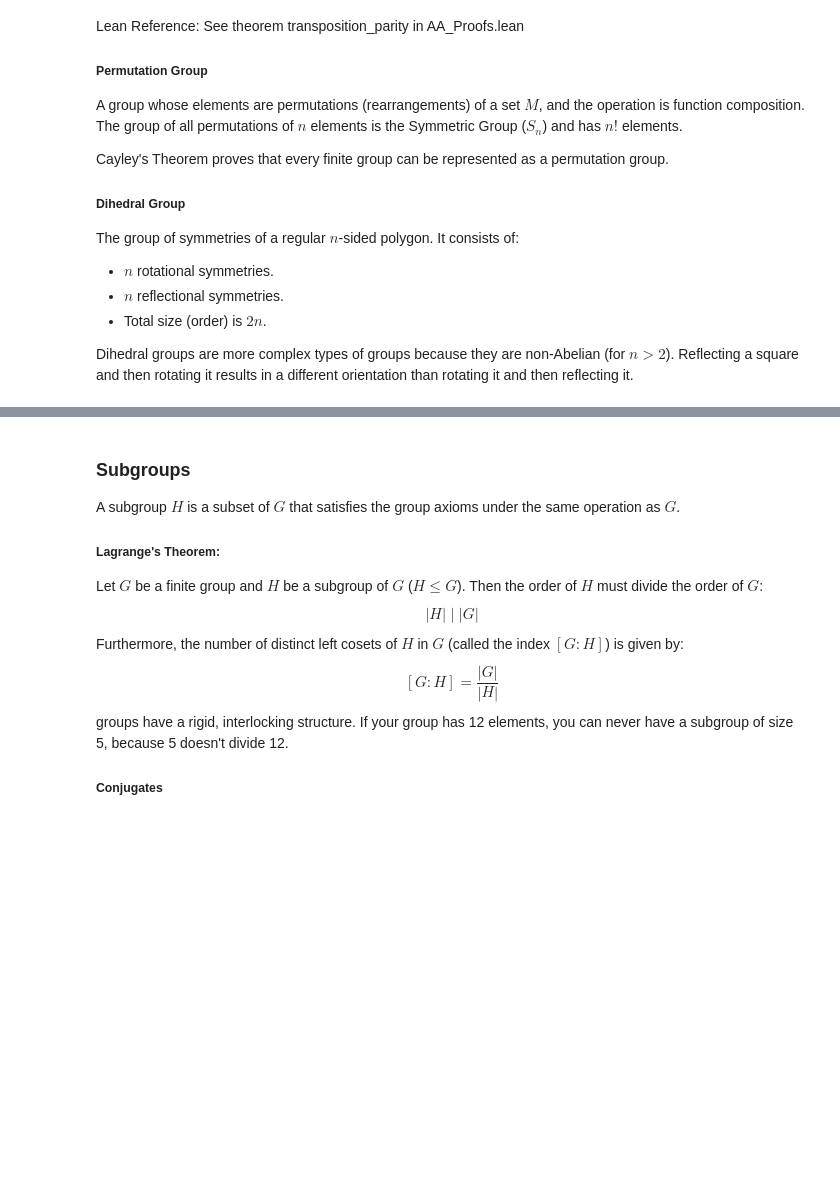
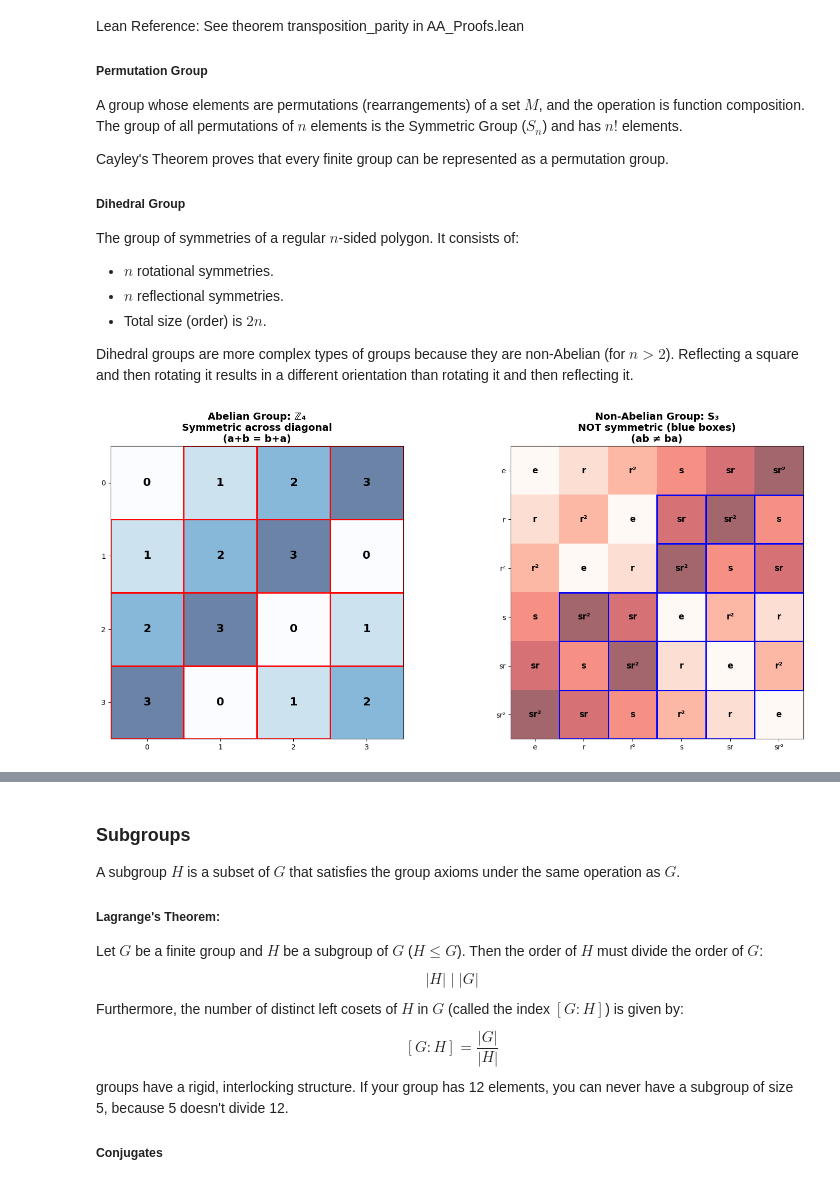
Before and after one commit to mussahassen/Abstract-Algebra, a Jupyter notebook: Modules/AA_Groups.ipynb, the cells around one changed output, grey strips where cells are left out. Saved outputs shown, nothing was run; the diff lists cells and outputs as text; code cells hidden in the pictures; blank space fills up the shorter version.

```diff
--- a/Modules/AA_Groups.ipynb
+++ b/Modules/AA_Groups.ipynb
@@ -74,0 +75,63 @@ Dihedral groups are more complex types of groups because they are non-Abelian (f
+# %%
+def compare_abelian_nonabelian():
+    fig, (ax1, ax2) = plt.subplots(1, 2, figsize=(16, 7))
+
+    n = 4
+    elements = list(range(n))
+    table_z4 = [[(i + j) % n for j in elements] for i in elements]
+
+    im1 = ax1.imshow(table_z4, cmap='Blues', alpha=0.6)
+    for i in range(n):
+        for j in range(n):
+            ax1.text(j, i, str(table_z4[i][j]), ha='center', va='center',
+                    fontsize=16, weight='bold')
+
+            if i < j:
+                ax1.add_patch(plt.Rectangle((j-0.5, i-0.5), 1, 1,
+                            fill=False, edgecolor='red', linewidth=2))
+                ax1.add_patch(plt.Rectangle((i-0.5, j-0.5), 1, 1,
+                            fill=False, edgecolor='red', linewidth=2))
+
+    ax1.set_xticks(range(n))
+    ax1.set_yticks(range(n))
+    ax1.set_xticklabels(elements)
+    ax1.set_yticklabels(elements)
+    ax1.set_title('Abelian Group: ℤ₄\nSymmetric across diagonal\n(a+b = b+a)',
+                 fontsize=14, weight='bold')
+
+    s3_elements = ['e', 'r', 'r²', 's', 'sr', 'sr²']
+    n = len(s3_elements)
+
+    mult_s3 = [
+        [0, 1, 2, 3, 4, 5],  # e
+        [1, 2, 0, 4, 5, 3],  # r
+        [2, 0, 1, 5, 3, 4],  # r²
+        [3, 5, 4, 0, 2, 1],  # s
+        [4, 3, 5, 1, 0, 2],  # sr
+        [5, 4, 3, 2, 1, 0],  # sr²
+    ]
+
+    im2 = ax2.imshow(mult_s3, cmap='Reds', alpha=0.6)
+    for i in range(n):
+        for j in range(n):
+            ax2.text(j, i, s3_elements[mult_s3[i][j]], ha='center', va='center',
+                    fontsize=12, weight='bold')
+
+            if mult_s3[i][j] != mult_s3[j][i]:
+                ax2.add_patch(plt.Rectangle((j-0.5, i-0.5), 1, 1,
+                            fill=False, edgecolor='blue', linewidth=2))
+
+    ax2.set_xticks(range(n))
+    ax2.set_yticks(range(n))
+    ax2.set_xticklabels(s3_elements, fontsize=10)
+    ax2.set_yticklabels(s3_elements, fontsize=10)
+    ax2.set_title('Non-Abelian Group: S₃\nNOT symmetric (blue boxes)\n(ab ≠ ba)',
+                 fontsize=14, weight='bold')
+
+    plt.tight_layout()
+    return fig
+
+fig19 = compare_abelian_nonabelian()
+plt.show()
+# %% [output]
+[figure, added]
```
Also changed, not shown: parts of 16 cells of this notebook, 17 other files.
